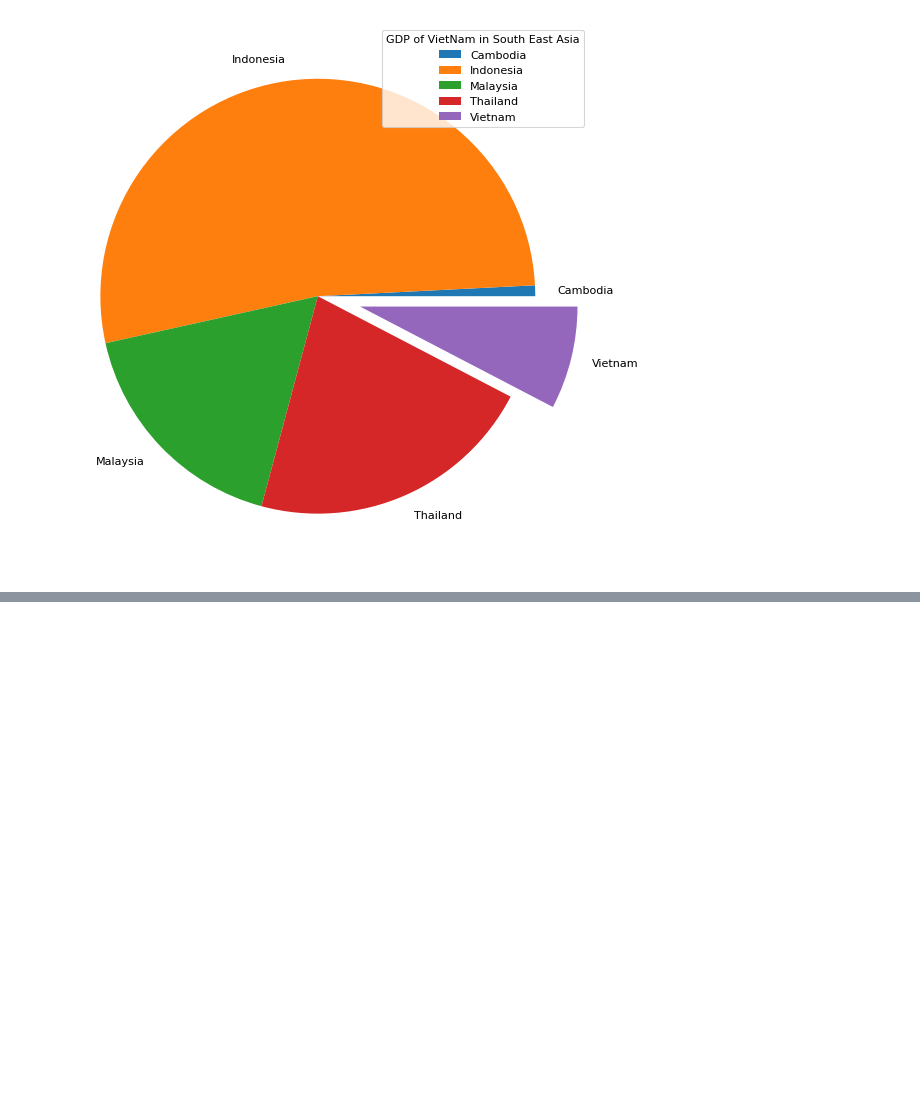
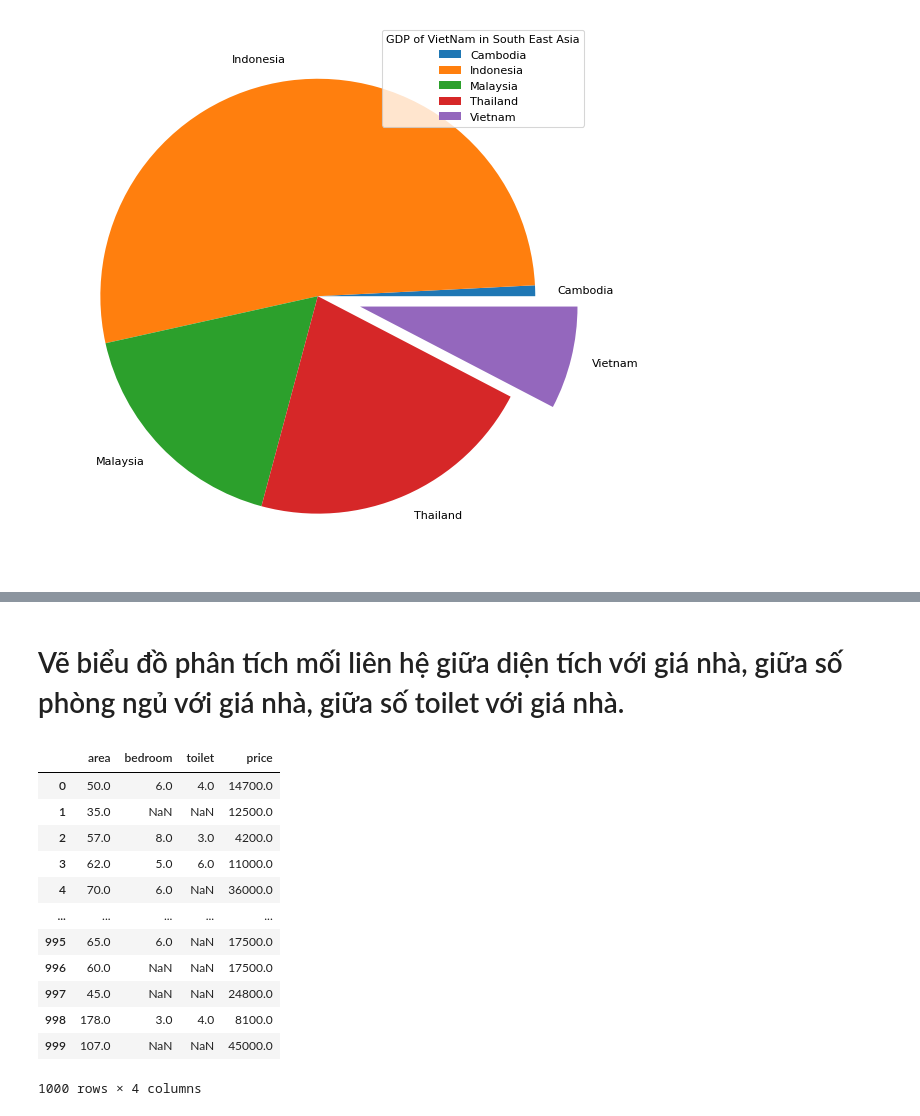
Before and after one commit to mark3000-010701/Dataanalyst, a Jupyter notebook: Bài_tập_data_Visualization_1_.ipynb, the cells around one changed output, grey strips where cells are left out. Drawn from its saved outputs; the diff is of its cells as text; code cells hidden in the pictures; blank space fills up the shorter version.

```diff
--- a/Bài_tập_data_Visualization_1_.ipynb
+++ b/Bài_tập_data_Visualization_1_.ipynb
@@ -107,0 +120,19 @@ plt.show()
+# %% [markdown]
+# Vẽ biểu đồ phân tích mối liên hệ giữa diện tích với giá nhà, giữa số phòng ngủ với giá nhà, giữa số toilet với giá nhà.
+# %%
+data1=data[['area','bedroom','toilet','price']]
+data1
+# %% [output]
+|  | area | bedroom | toilet | price |
+| 0 | 50.0 | 6.0 | 4.0 | 14700.0 |
+| 1 | 35.0 | NaN | NaN | 12500.0 |
+| 2 | 57.0 | 8.0 | 3.0 | 4200.0 |
+| 3 | 62.0 | 5.0 | 6.0 | 11000.0 |
+| 4 | 70.0 | 6.0 | NaN | 36000.0 |
+| ... | ... | ... | ... | ... |
+| 995 | 65.0 | 6.0 | NaN | 17500.0 |
+| 996 | 60.0 | NaN | NaN | 17500.0 |
+| 997 | 45.0 | NaN | NaN | 24800.0 |
+| 998 | 178.0 | 3.0 | 4.0 | 8100.0 |
+| 999 | 107.0 | NaN | NaN | 45000.0 |
+1000 rows × 4 columns
```
Also changed, not shown: parts of 2 cells of this notebook.
